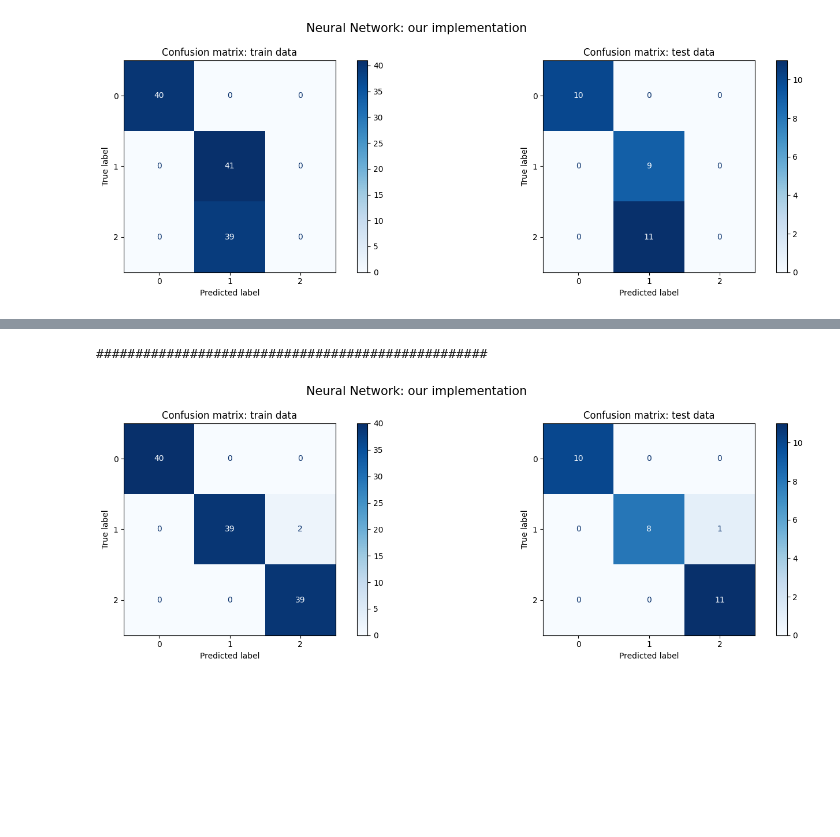
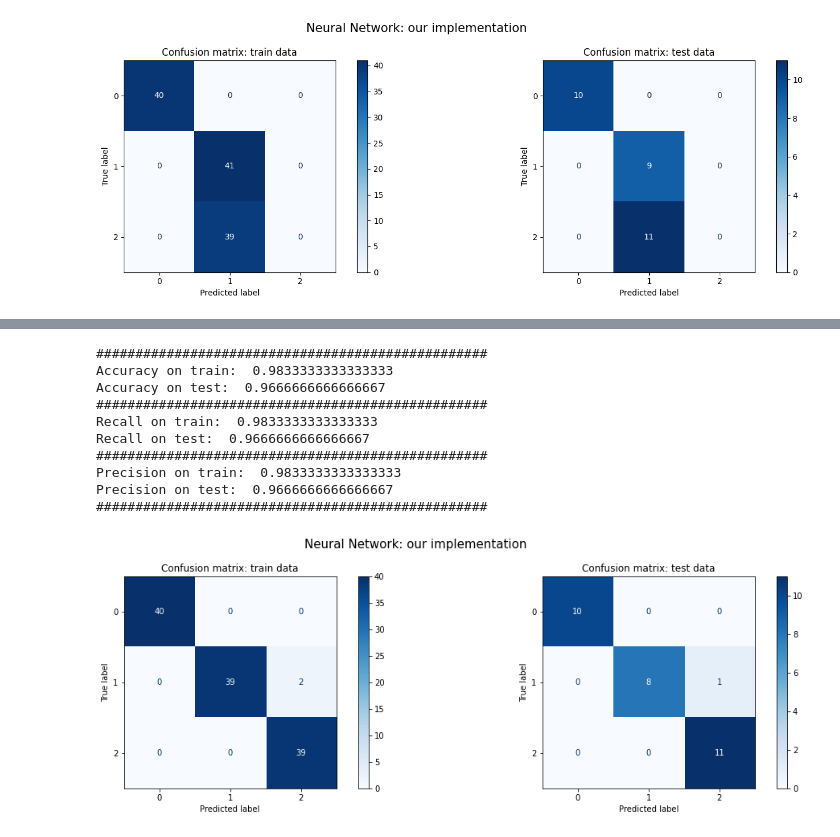
Before and after one commit to nadiaverdha/MachineLearningEx2, a Jupyter notebook: nn_from_scratch.ipynb, the cells around one changed output, grey strips where cells are left out. Cells and saved outputs as stored; diff of their text form; code cells hidden in the pictures; blank space fills up the shorter version.

```diff
--- a/nn_from_scratch.ipynb
+++ b/nn_from_scratch.ipynb
@@ -391,24 +394,17 @@ train_accuracy,test_accuracy
-# %%
- # plot confusion matrices
-print("#"*50)
-fig, ax = plt.subplots(nrows=1, ncols=2, figsize=(15, 5))
-
-c_1 = confusion_matrix(y_true=y_train_labels, y_pred=y_train_pred_labels)
-cmd_1 = ConfusionMatrixDisplay(c_1, display_labels=['0', '1', '2'])
-cmd_1.plot(ax=ax[0], cmap=plt.cm.Blues)
-ax[0].set_title("Confusion matrix: train data")
-
-c_2 = confusion_matrix(y_true=y_test_labels, y_pred=y_test_pred_labels)
-cmd_2 = ConfusionMatrixDisplay(c_2, display_labels=['0', '1', '2'])
-cmd_2.plot(ax=ax[1], cmap=plt.cm.Blues)
-ax[1].set_title("Confusion matrix: test data")
-
-plt.tight_layout()
-plt.suptitle("Neural Network: our implementation", fontsize=15, ha='center')
-plt.subplots_adjust(top=0.85)
-# %% [output]
-##################################################
-[figure, removed]
+# %%
+net.nn_evaluate_one_hot(x_train=X_train, y_train=y_train, x_test=X_test, y_test=y_test, epochs=1000, learning_rate=0.1)
+# %% [output]
+##################################################
+Accuracy on train:  0.9833333333333333
+Accuracy on test:  0.9666666666666667
+##################################################
+Recall on train:  0.9833333333333333
+Recall on test:  0.9666666666666667
+##################################################
+Precision on train:  0.9833333333333333
+Precision on test:  0.9666666666666667
+##################################################
+[figure, added]
 # %%
 ## cross entropy
 #another option for loss function
```
Also changed, not shown: parts of 11 cells of this notebook.
